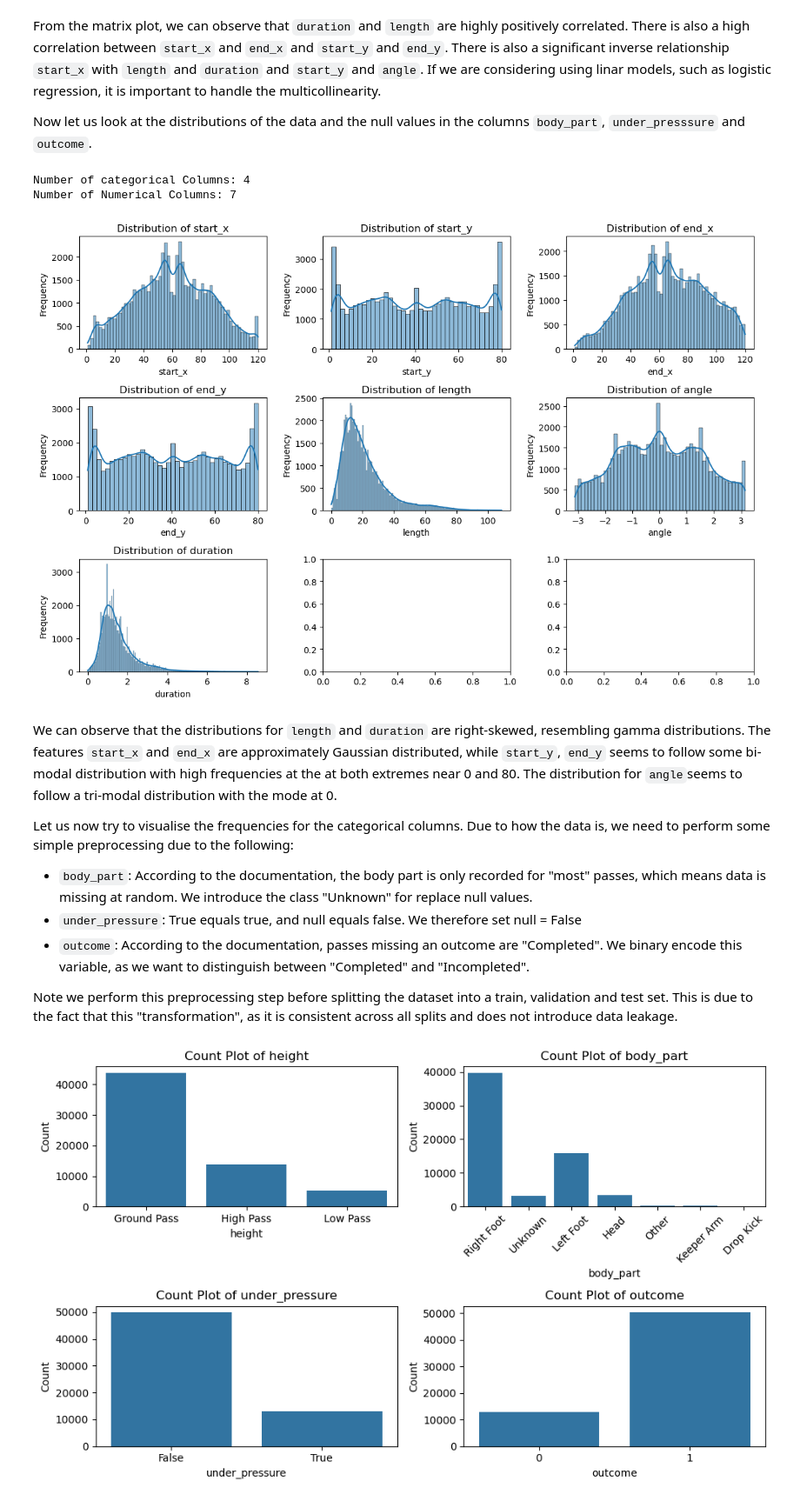
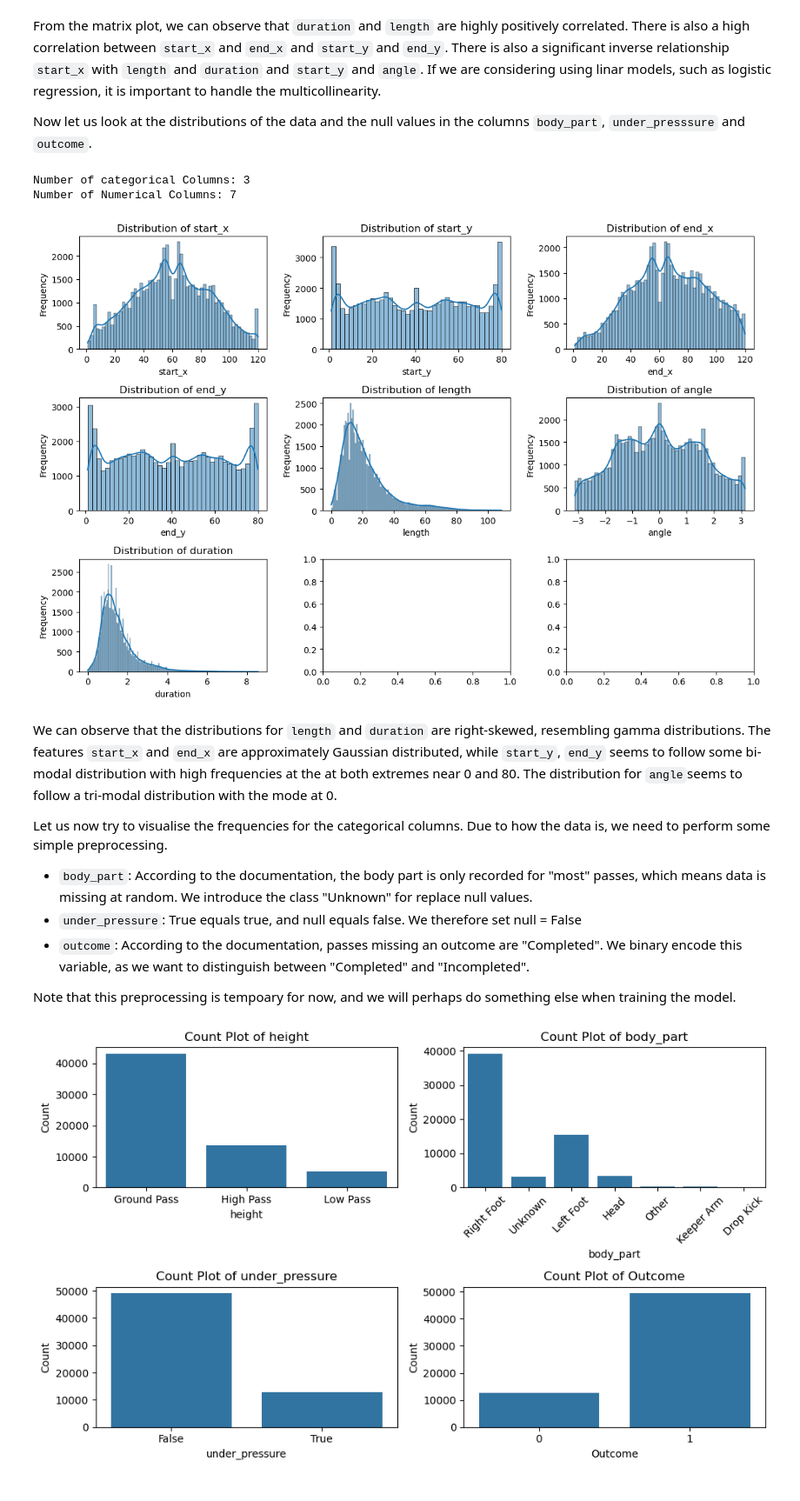
Before and after one commit to yucheng-fu/football_analytics, a Jupyter notebook: 02-analysis/02-analysis.ipynb, the cells around one changed output. Shown at 87% size. Saved outputs shown, nothing was run; the diff lists cells and outputs as text; code cells hidden in the pictures.

```diff
--- a/02-analysis/02-analysis.ipynb
+++ b/02-analysis/02-analysis.ipynb
@@ -43,3 +48,6 @@ passes_df = pl.read_csv("../data/02-analysis/passes.csv")
+# %%
+train_df = passes_df.filter(pl.col("match_id") != france_argentina_match_id).drop(pl.col("match_id"))
+test_df = passes_df.filter(pl.col("match_id") == france_argentina_match_id).drop(pl.col("match_id"))
 # %% [markdown]
 # Exploring the data
 Let us take a quick look at the data and what each feature stands for according to the official [documentation](https://github.com/statsbomb/statsbombpy/blob/master/doc/Open%20Data%20Events%20v4.0.0.pdf):
@@ -101,35 +100,35 @@ From the matrix plot, we can observe that ``duration`` and ``length`` are highly
 
 Now let us look at the distributions of the data and the null values in the columns ``body_part``, ``under_presssure`` and ``outcome``.
 # %%
-columns = passes_df.columns
-columns.remove("match_id")
+columns = train_df.columns
 
-categorical_columns = ["height", "body_part", "under_pressure", "outcome"]
-numerical_columns = [col for col in columns if col not in categorical_columns]
+target_column = "outcome"
+categorical_columns = ["height", "body_part", "under_pressure"]
+numerical_columns = [col for col in columns if col not in categorical_columns and col != target_column]
 print("Number of categorical Columns:", len(categorical_columns))
 print("Number of Numerical Columns:", len(numerical_columns))
 # %% [output]
-Number of categorical Columns: 4
+Number of categorical Columns: 3
 Number of Numerical Columns: 7
 # %%
 fig, ax = plt.subplots(3, 3 , figsize=(12, 8), tight_layout=True)
 ax = ax.ravel()
 
 for i, column in enumerate(numerical_columns):
-    sns.histplot(passes_df.select(column).to_series(), bins='auto', kde=True, ax=ax[i])
+    sns.histplot(train_df.select(column).to_series(), bins='auto', kde=True, ax=ax[i])
     ax[i].set_title(f"Distribution of {column}")
     ax[i].set_xlabel(column)
     ax[i].set_ylabel("Frequency")
 plt.show()
 # %% [output]
-[figure, old version]
+[figure, new version]
 # %% [markdown]
 We can observe that the distributions for ``length`` and ``duration`` are right-skewed, resembling gamma distributions. The features ``start_x`` and ``end_x`` are approximately Gaussian distributed, while ``start_y``, ``end_y`` seems to follow some bi-modal distribution with high frequencies at the at both extremes near 0 and 80. The distribution for  ``angle``seems to follow a tri-modal distribution with the mode at 0.
 
-Let us now try to visualise the frequencies for the categorical columns. Due to how the data is, we need to perform some simple preprocessing due to the following:
+Let us now try to visualise the frequencies for the categorical columns. Due to how the data is, we need to perform some simple preprocessing.
 - ``body_part``: According to the documentation, the body part is only recorded for "most" passes, which means data is missing at random. We introduce the class "Unknown" for replace null values.
 - ``under_pressure``: True equals true, and null equals false. We therefore set null = False
 - ``outcome``: According to the documentation, passes missing an outcome are "Completed". We binary encode this variable, as we want to distinguish between "Completed" and "Incompleted".
 
-Note we perform this preprocessing step before splitting the dataset into a train, validation and test set. This is due to the fact that this "transformation", as it is consistent across all splits and does not introduce data leakage.
+Note that this preprocessing is tempoary for now, and we will perhaps do something else when training the model.
 # %%
```
Also changed, not shown: parts of 16 cells of this notebook, 4 other files.
